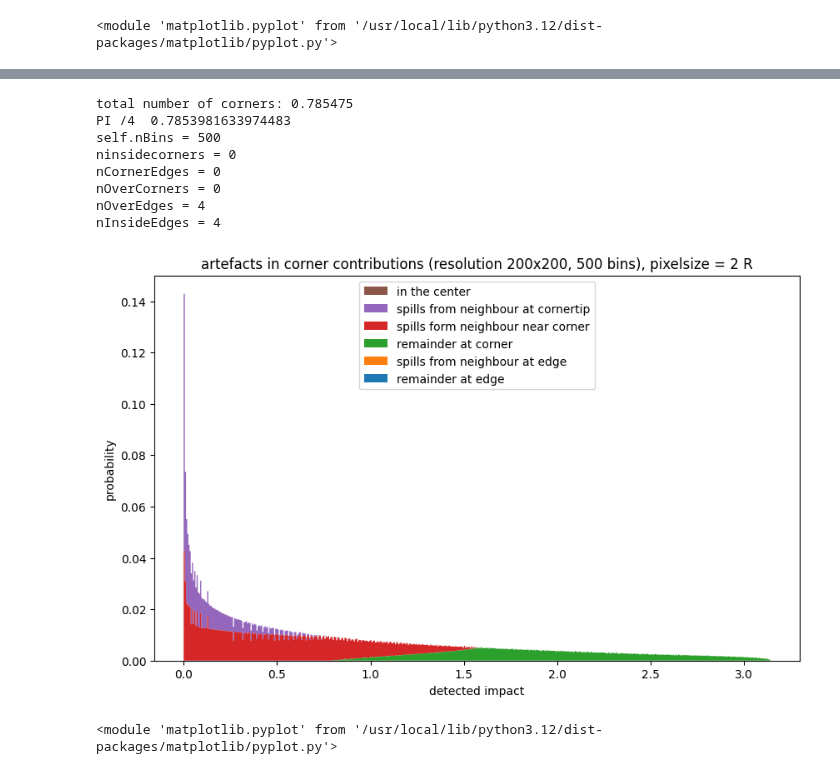
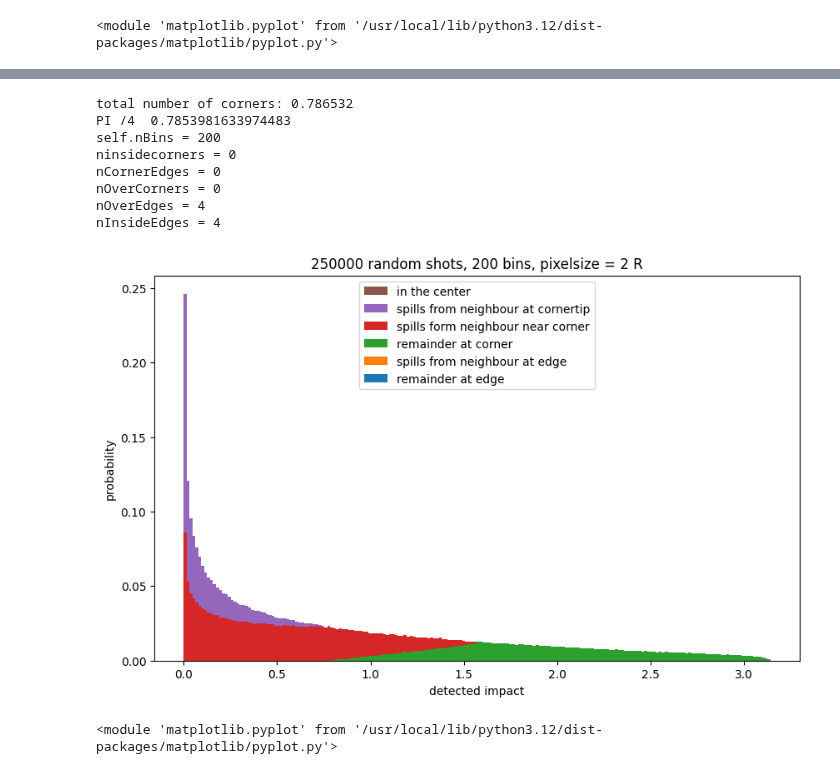
Before and after one commit to Nathanvanhimbergen/Med-Img, a Jupyter notebook: Task_4b.ipynb, the cells around one changed output, grey strips where cells are left out. Saved outputs shown, nothing was run; the diff lists cells and outputs as text; code cells hidden in the pictures.

Commit message:
1 more graph in python

```diff
--- a/Task_4b.ipynb
+++ b/Task_4b.ipynb
@@ -459,22 +460,22 @@ nInsideEdges = 4
 <module 'matplotlib.pyplot' from '/usr/local/lib/python3.12/dist-packages/matplotlib/pyplot.py'>
 # %%
-myPixel = pixel(method="even", horResolution=200, verResolution = 200, nBins = 500)
+myPixel = pixel(method="random", horResolution=500, verResolution = 500, nBins = 200)
 
 myPixel.makeStackedHistograms(maxE=60,pixelWidth=200, type = "center",
                               nInsideCorners = 0, nCornerEdges =0 , nOverCorners = 0,
                         nOverEdges = 4, nInsideEdges = 4,
                         useCenter = 0
-                      , titel = "artefacts in corner contributions (resolution 200x200, 500 bins), pixelsize = 2 R")
+                      , titel = "250000 random shots, 200 bins, pixelsize = 2 R")
 # %% [output]
-total number of corners: 0.785475
+total number of corners: 0.786532
 PI /4  0.7853981633974483
-self.nBins = 500
+self.nBins = 200
 ninsidecorners = 0
 nCornerEdges = 0
 nOverCorners = 0
 nOverEdges = 4
 nInsideEdges = 4
-[figure, old version]
+[figure, new version]
 <module 'matplotlib.pyplot' from '/usr/local/lib/python3.12/dist-packages/matplotlib/pyplot.py'>
 # %%
 myPixel = pixel(horResolution=500, verResolution = 500, nBins = 150)
```
Also changed, not shown: parts of 4 cells of this notebook, 1 other file.
